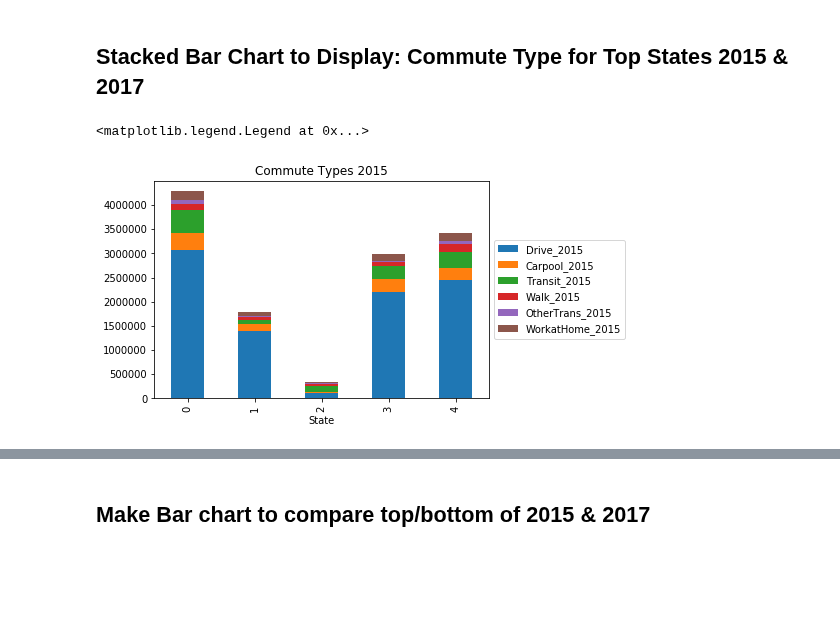
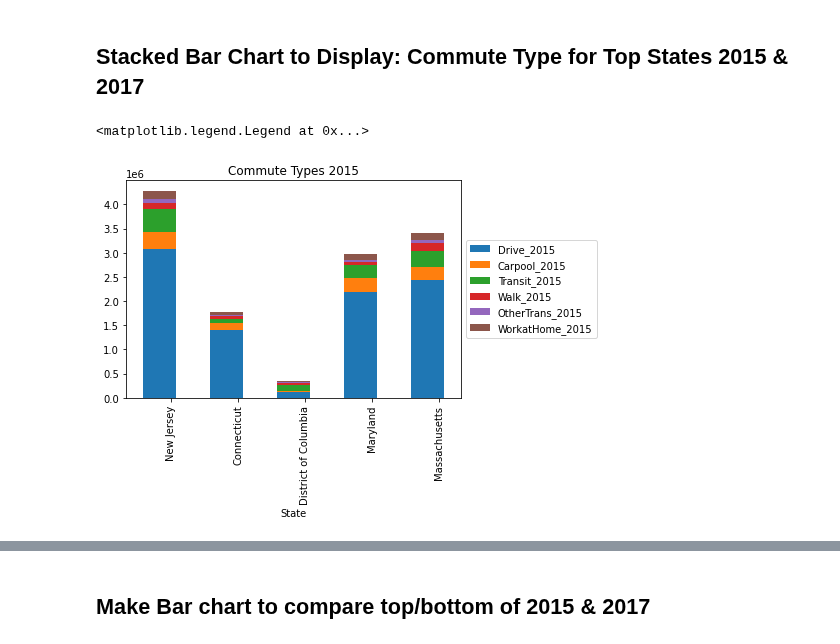
Before and after one commit to charlim26/censusproject, a Jupyter notebook: top_bottom_income_state.ipynb, the cells around one changed output, grey strips where cells are left out. Drawn from its saved outputs; the diff is of its cells as text; code cells hidden in the pictures; blank space fills up the shorter version.

Commit message:
updated code with images

```diff
--- a/top_bottom_income_state.ipynb
+++ b/top_bottom_income_state.ipynb
@@ -228,17 +228,16 @@ top_comb_rn
 # %%
 top_comb_rn[["Drive_2015", "Carpool_2015", "Transit_2015",'Walk_2015','OtherTrans_2015',
              'WorkatHome_2015']].plot(kind="bar", stacked=True)
 plt.title("Commute Types 2015")
 plt.xlabel("State")
 #plt.xticks(x,('New Jersey', 'Commecticut', 'D.C.', 'Maryland', 'Massachusetts'))
 
-# mylabels = ["Drive", "Carpool", "Transit",'Walk','OtherTrans','WorkatHome']
-# ax.legend(labels=mylabels)
+plt.xticks(ind + width / 2, (top_comb_rn['State']), rotation=90)
 ax = plt.subplot()
 ax.legend(loc='center left', bbox_to_anchor=(1, 0.5))
 # %% [output]
 <matplotlib.legend.Legend at 0x...>
-[figure, old version]
+[figure, new version]
 # %%
 #make a stacked bar chart of top state in 2017 using the commute types
 top_comb_rn[["Drive_2017", "Carpool_2017", "Transit_2017",'Walk_2017','OtherTrans_2017','WorkatHome_2017']].plot(kind="bar", stacked=True)
```
Also changed, not shown: parts of 3 cells of this notebook, 3 other files.
